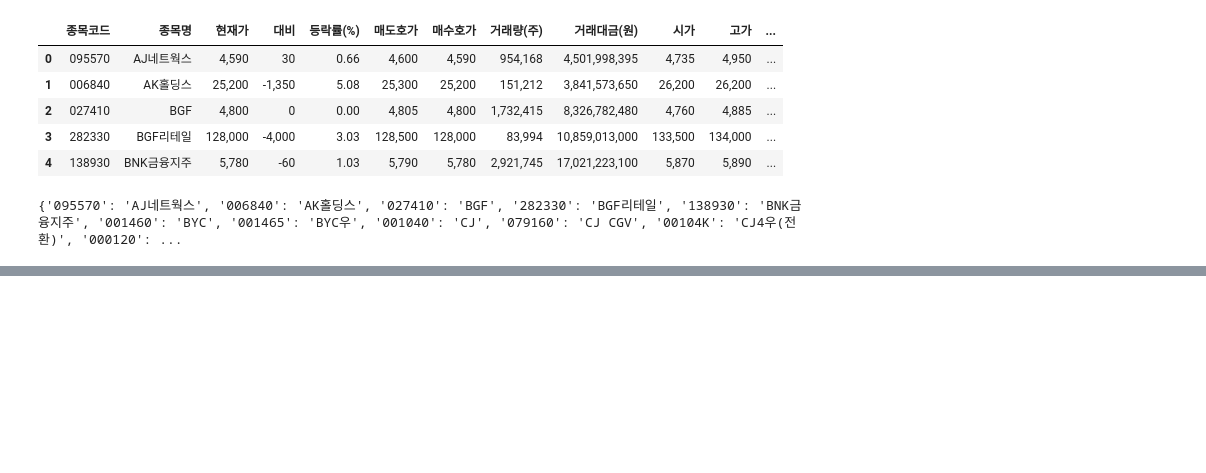
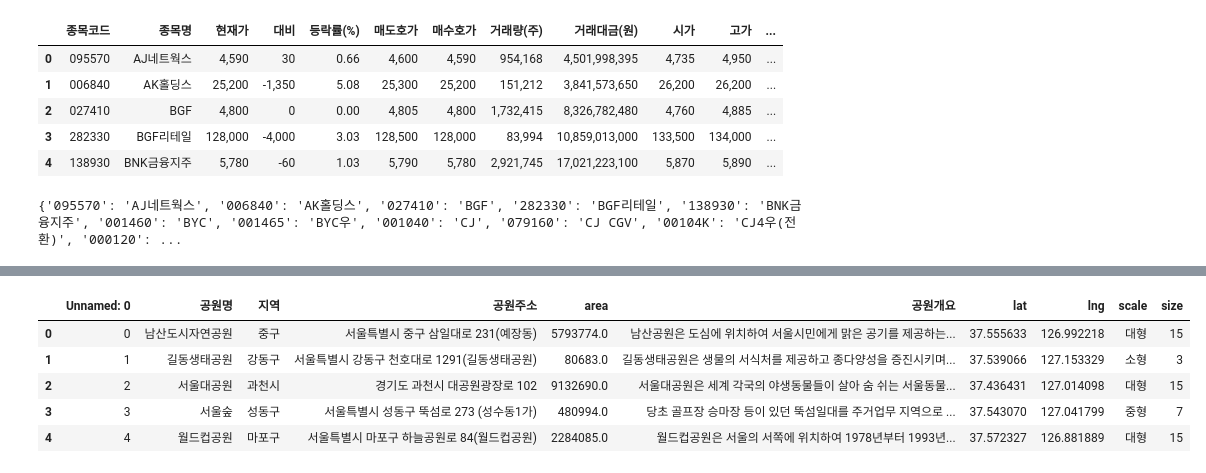
Before and after one commit to beegramin9/Flask, a Jupyter notebook: 2_Bootstrap/test.ipynb, the cells around one changed output, grey strips where cells are left out. Saved outputs shown, nothing was run; the diff lists cells and outputs as text; code cells hidden in the pictures; blank space fills up the shorter version.

```diff
--- a/2_Bootstrap/test.ipynb
+++ b/2_Bootstrap/test.ipynb
@@ -42,0 +133,12 @@ print(kosdaq_dict)
+# %%
+park_gu = pd.read_csv('./static/data/park/공원 위치, 면적, 인구.csv'
+#,index_col='지역')
+)
+park_gu.head()
+# %% [output]
+|  | Unnamed: 0 | 공원명 | 지역 | 공원주소 | area | 공원개요 | lat | lng | scale | size |
+| 0 | 0 | 남산도시자연공원 | 중구 | 서울특별시 중구 삼일대로 231(예장동) | 5793774.0 | 남산공원은 도심에 위치하여 서울시민에게 맑은 공기를 제공하는... | 37.555633 | 126.992218 | 대형 | 15 |
+| 1 | 1 | 길동생태공원 | 강동구 | 서울특별시 강동구 천호대로 1291(길동생태공원) | 80683.0 | 길동생태공원은 생물의 서식처를 제공하고 종다양성을 증진시키며... | 37.539066 | 127.153329 | 소형 | 3 |
+| 2 | 2 | 서울대공원 | 과천시 | 경기도 과천시 대공원광장로 102 | 9132690.0 | 서울대공원은 세계 각국의 야생동물들이 살아 숨 쉬는 서울동물... | 37.436431 | 127.014098 | 대형 | 15 |
+| 3 | 3 | 서울숲 | 성동구 | 서울특별시 성동구 뚝섬로 273 (성수동1가) | 480994.0 | 당초 골프장 승마장 등이 있던 뚝섬일대를 주거업무 지역으로 ... | 37.543070 | 127.041799 | 중형 | 7 |
+| 4 | 4 | 월드컵공원 | 마포구 | 서울특별시 마포구 하늘공원로 84(월드컵공원) | 2284085.0 | 월드컵공원은 서울의 서쪽에 위치하여 1978년부터 1993년... | 37.572327 | 126.881889 | 대형 | 15 |
```
Also changed, not shown: parts of 19 cells of this notebook, 14 other files.
